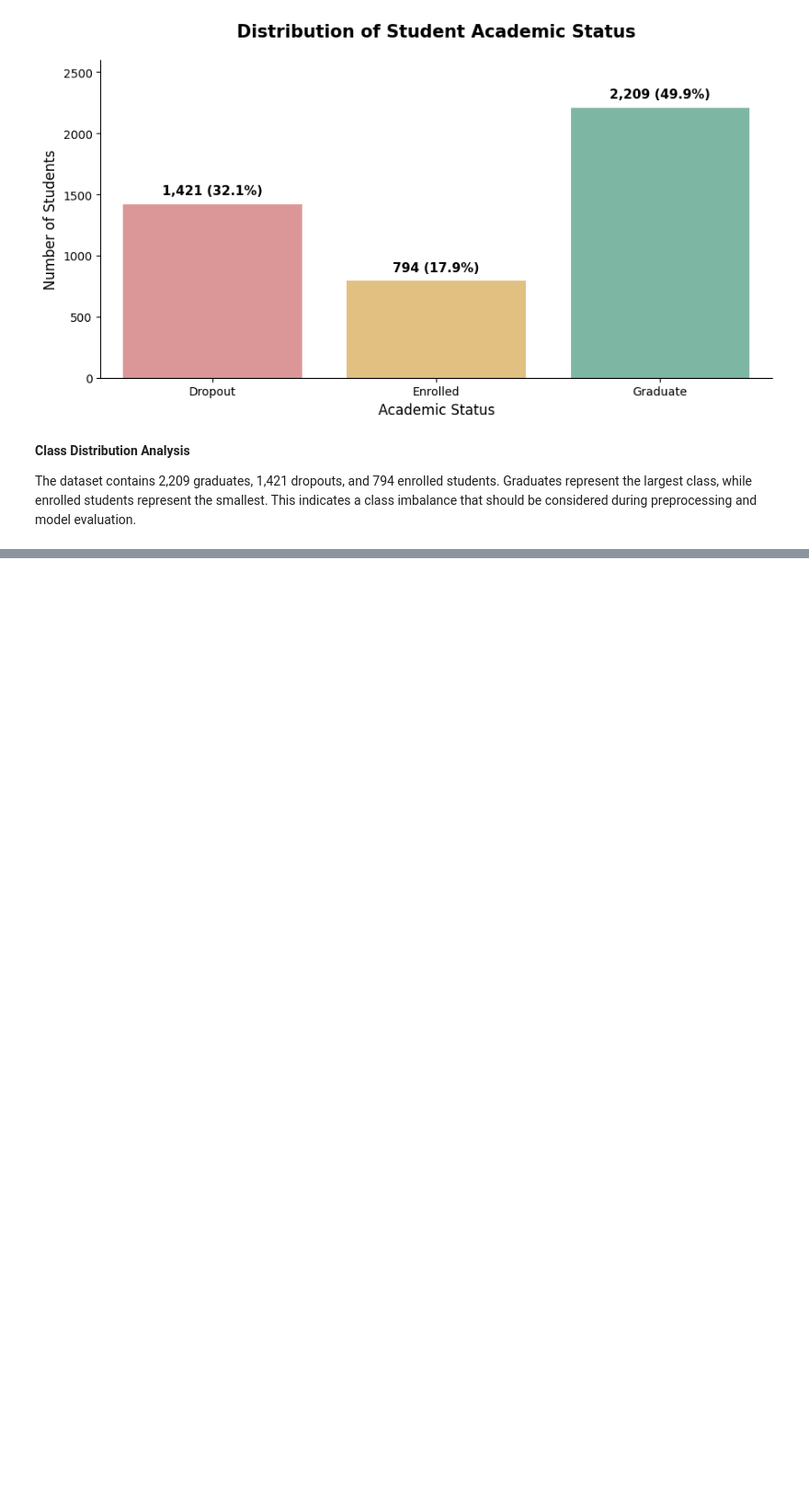
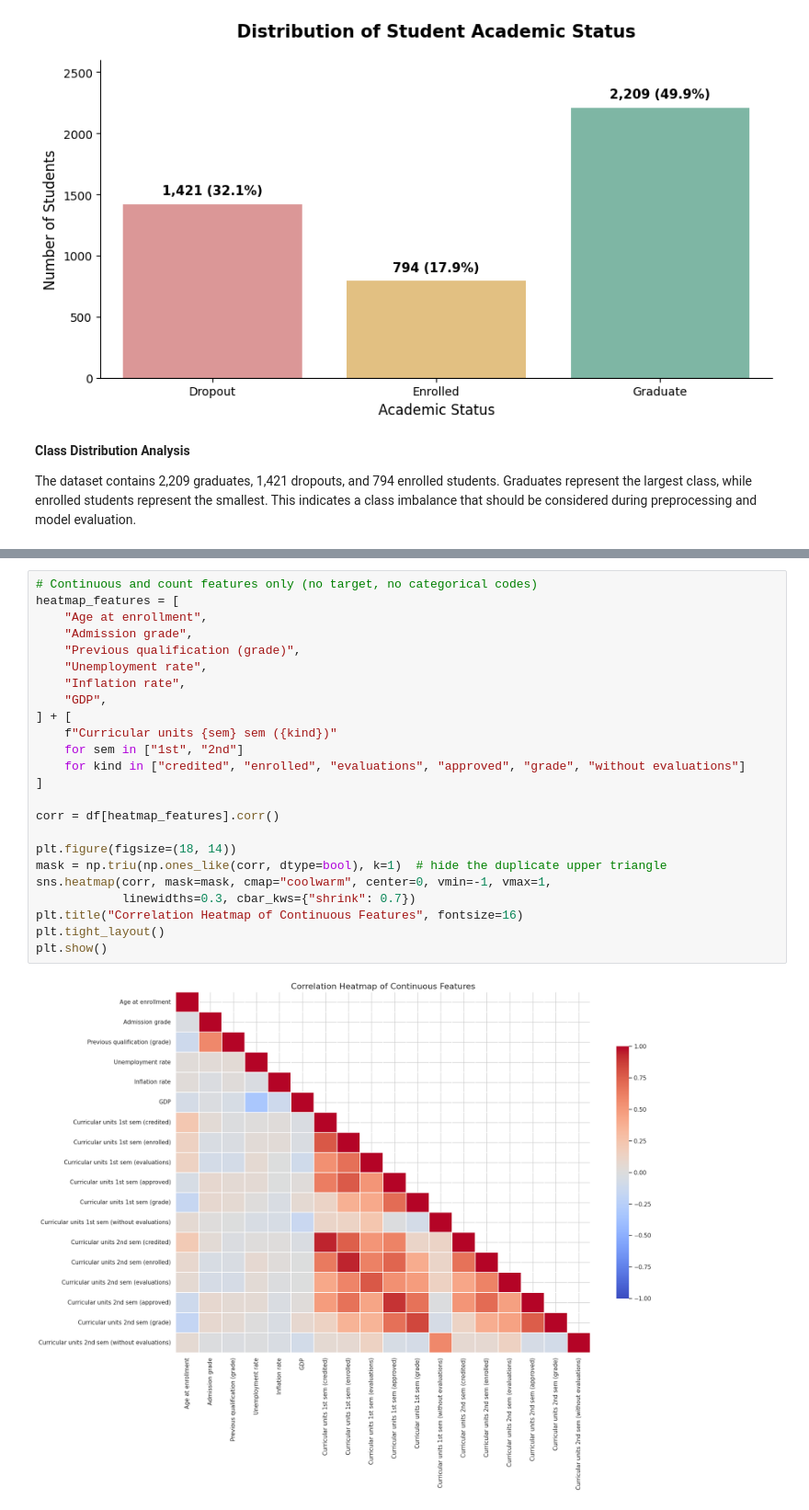
Before and after one commit to Aldanahth/SW485-Project-Group4, a Jupyter notebook: Phase1_Data_Exploration.ipynb, the cells around one changed output, grey strips where cells are left out. Shown at 92% size. Saved outputs shown, nothing was run; the diff lists cells and outputs as text; blank space fills up the shorter version.

```diff
--- a/Phase1_Data_Exploration.ipynb
+++ b/Phase1_Data_Exploration.ipynb
@@ -191,0 +332,26 @@ The dataset contains 2,209 graduates, 1,421 dropouts, and 794 enrolled students.
+# %%
+# Continuous and count features only (no target, no categorical codes)
+heatmap_features = [
+    "Age at enrollment",
+    "Admission grade",
+    "Previous qualification (grade)",
+    "Unemployment rate",
+    "Inflation rate",
+    "GDP",
+] + [
+    f"Curricular units {sem} sem ({kind})"
+    for sem in ["1st", "2nd"]
+    for kind in ["credited", "enrolled", "evaluations", "approved", "grade", "without evaluations"]
+]
+
+corr = df[heatmap_features].corr()
+
+plt.figure(figsize=(18, 14))
+mask = np.triu(np.ones_like(corr, dtype=bool), k=1)  # hide the duplicate upper triangle
+sns.heatmap(corr, mask=mask, cmap="coolwarm", center=0, vmin=-1, vmax=1,
+            linewidths=0.3, cbar_kws={"shrink": 0.7})
+plt.title("Correlation Heatmap of Continuous Features", fontsize=16)
+plt.tight_layout()
+plt.show()
+# %% [output]
+[figure, added]
```
Also changed, not shown: parts of 26 cells of this notebook.
